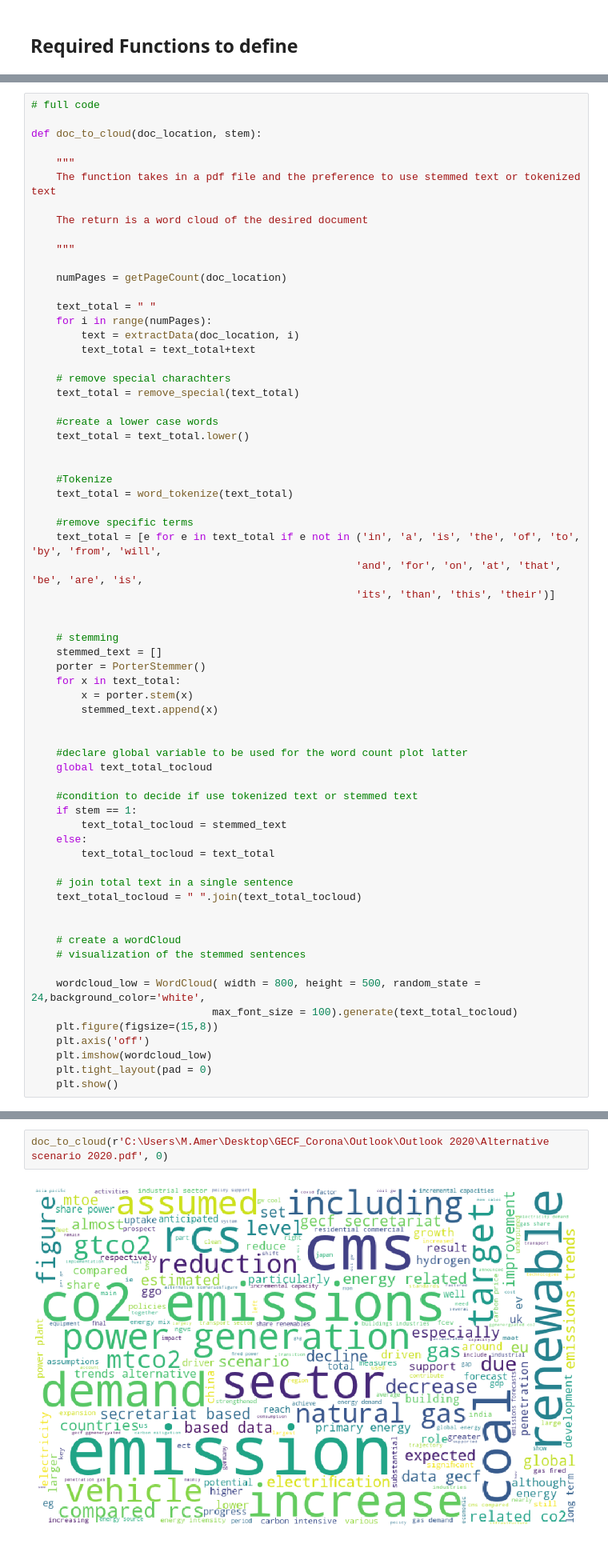
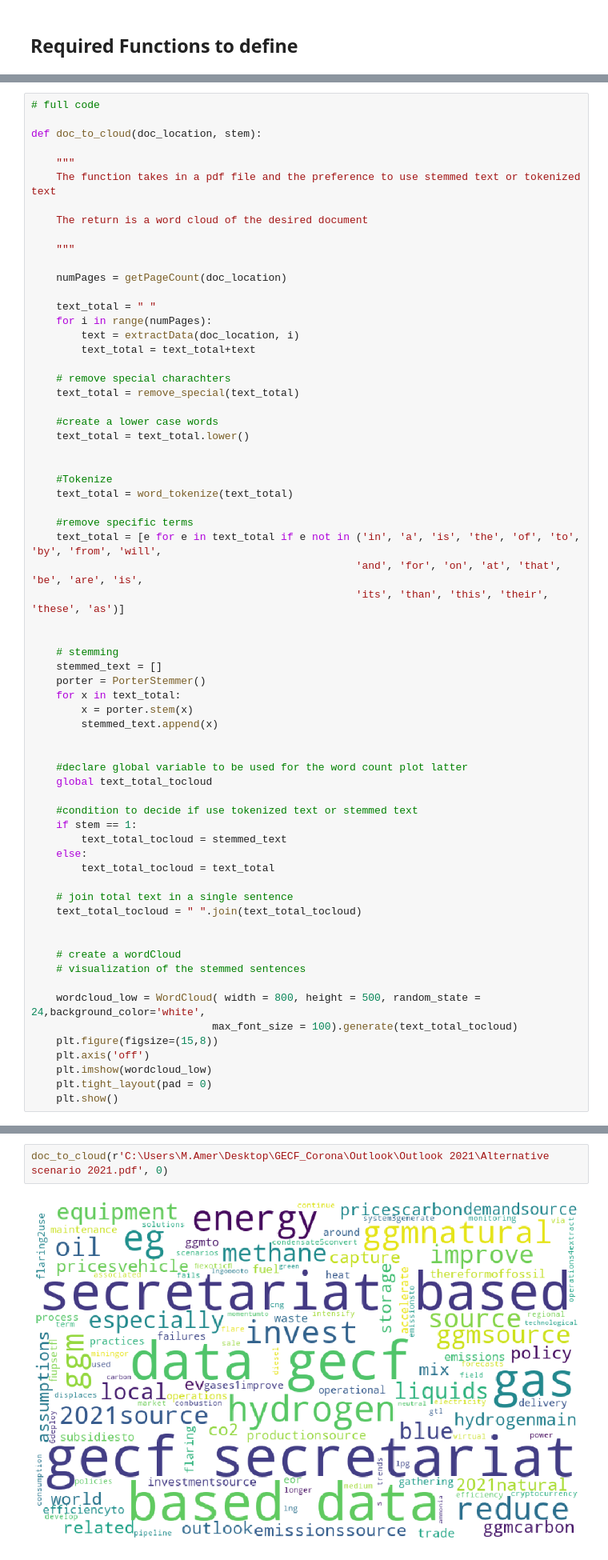
Before and after one commit to muadelm/PDF_report_to_WordCloud, a Jupyter notebook: PDF report_ what do reports say-Papers-Functions_FullCode.ipynb, the cells around one changed output, grey strips where cells are left out. Shown at 80% size. Cells and saved outputs as stored; diff of their text form.

```diff
--- a/PDF report_ what do reports say-Papers-Functions_FullCode.ipynb
+++ b/PDF report_ what do reports say-Papers-Functions_FullCode.ipynb
@@ -105,7 +111,7 @@ def doc_to_cloud(doc_location, stem):
     #remove specific terms
     text_total = [e for e in text_total if e not in ('in', 'a', 'is', 'the', 'of', 'to', 'by', 'from', 'will',
                                                     'and', 'for', 'on', 'at', 'that', 'be', 'are', 'is',
-                                                    'its', 'than', 'this', 'their')]
+                                                    'its', 'than', 'this', 'their', 'these', 'as')]
 
 
     # stemming
@@ -142,4 +209,4 @@ def doc_to_cloud(doc_location, stem):
 # %%
-doc_to_cloud(r'C:\Users\M.Amer\Desktop\GECF_Corona\Outlook\Outlook 2020\Alternative scenario 2020.pdf', 0)
+doc_to_cloud(r'C:\Users\M.Amer\Desktop\GECF_Corona\Outlook\Outlook 2021\Alternative scenario 2021.pdf', 0)
 # %% [output]
-[figure, old version]
+[figure, new version]
```
Also changed, not shown: parts of 6 cells of this notebook.
